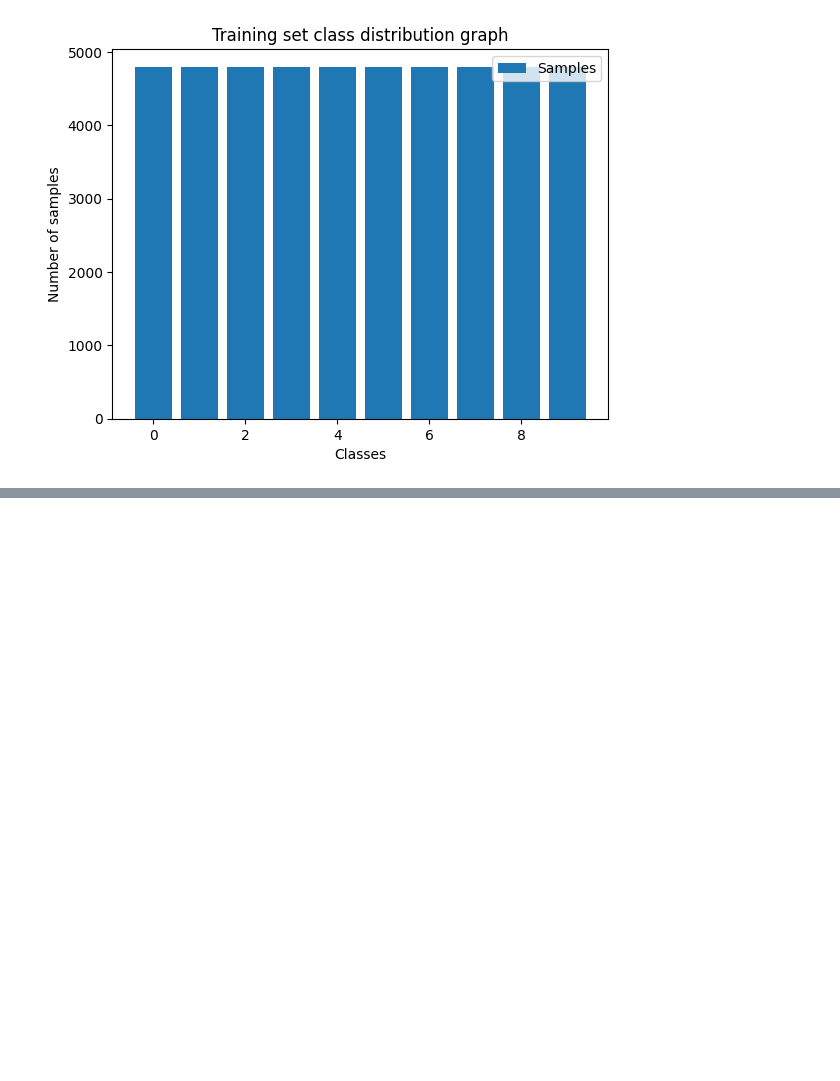
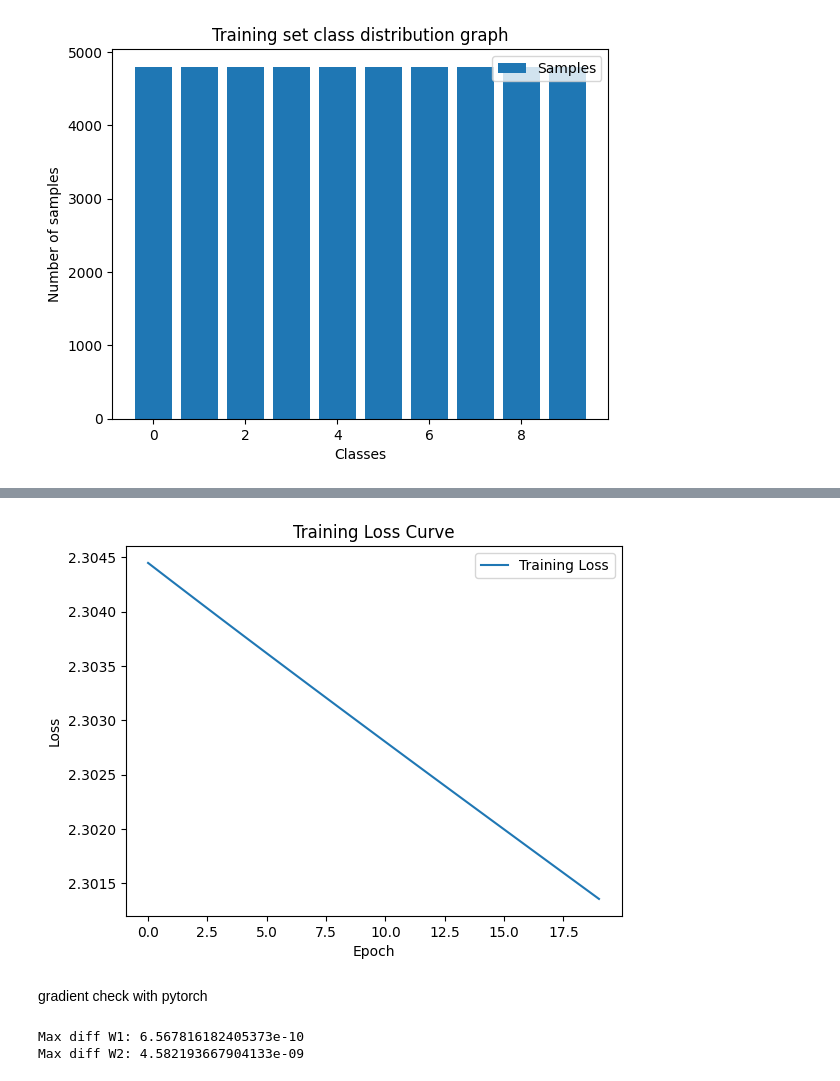
Before and after one commit to zonia7867/Deep-Learning-for-Perception-CS-4045, a Jupyter notebook: dlp-a1.ipynb, the cells around one changed output, grey strips where cells are left out. Saved outputs shown, nothing was run; the diff lists cells and outputs as text; code cells hidden in the pictures; blank space fills up the shorter version.

```diff
--- a/dlp-a1.ipynb
+++ b/dlp-a1.ipynb
@@ -88,0 +115,36 @@ plot_distribution(y_train, "Training set class distribution graph")
+# %%
+def compute_loss(y_true, y_pred):
+    n=y_true.shape[0]
+    log_like=-np.log(y_pred[range(n),y_true]+1e-9)
+    return np.mean(log_like)
+# %%
+def backward(x, y, z1, a1, a2):
+    n = x.shape[0]
+    y_onehot = np.zeros_like(a2)
+    y_onehot[np.arange(n), y] = 1
+    dz2 = (a2 - y_onehot) / n
+    dW2 = a1.T @ dz2
+    db2 = np.sum(dz2, axis=0, keepdims=True)
+    da1 = dz2 @ w2.T
+    dz1 = da1 * relu_deriv(z1)
+    dW1 = x.T @ dz1
+    db1 = np.sum(dz1, axis=0, keepdims=True)
+    return dW1, db1, dW2, db2
+# %%
+def update(dW1, db1, dW2, db2):
+    global w1, b1, w2, b2
+    w1 -= lr * dW1
+    b1 -= lr * db1
+    w2 -= lr * dW2
+    b2 -= lr * db2
+# %%
+X_sub = x_train[:5000]
+y_sub = y_train[:5000]
+losses = []
+for epoch in range(20):
+    z1, a1, z2, a2 = forward(X_sub)
+    loss = compute_loss(y_sub, a2)
+    losses.append(loss)
+    dW1, db1, dW2, db2 = backward(X_sub, y_sub, z1, a1, a2)
+    update(dW1, db1, dW2, db2)
+    print(f"Epoch {epoch+1}, Loss: {loss:.4f}")
@@ -88,0 +172,11 @@ plot_distribution(y_train, "Training set class distribution graph")
+# %%
+plt.plot(losses, label="Training Loss")
+plt.xlabel("Epoch")
+plt.ylabel("Loss")
+plt.title("Training Loss Curve")
+plt.legend()
+plt.show()
+# %% [output]
+[figure, added]
+# %% [markdown]
+gradient check with pytorch
@@ -88,0 +205,10 @@ plot_distribution(y_train, "Training set class distribution graph")
+# %%
+z1, a1, z2, a2 = forward(X_sub[:32])
+dW1, db1, dW2, db2 = backward(X_sub[:32], y_sub[:32], z1, a1, a2)
+torch_dW1 = model[0].weight.grad.numpy().T
+torch_dW2 = model[2].weight.grad.numpy().T
+print("Max diff W1:", np.max(np.abs(dW1 - torch_dW1)))
+print("Max diff W2:", np.max(np.abs(dW2 - torch_dW2)))
+# %% [output]
+Max diff W1: 6.567816182405373e-10
+Max diff W2: 4.582193667904133e-09
```
Also changed, not shown: parts of 9 cells of this notebook.
